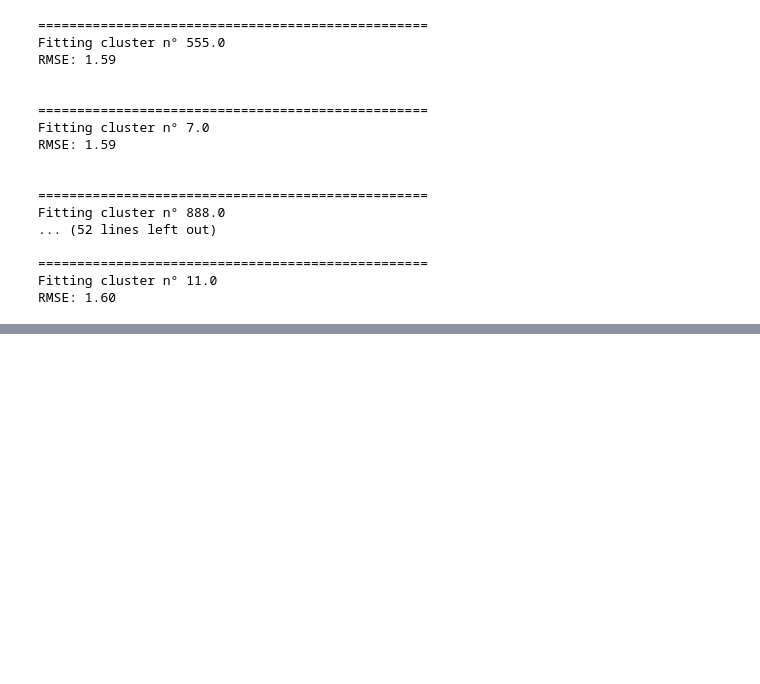
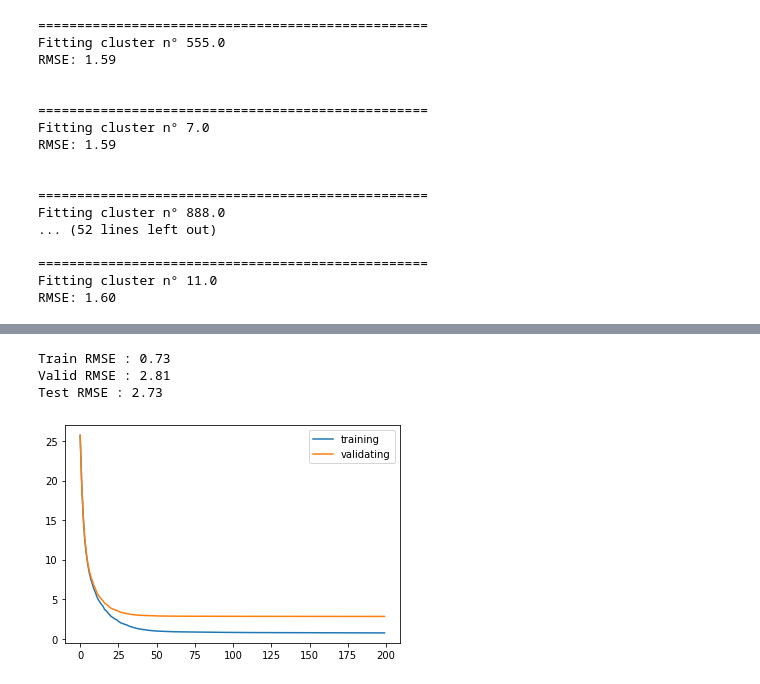
Before and after one commit to Sebastien01/velib_prediction, a Jupyter notebook: notebooks/modeling.ipynb, the cells around one changed output, grey strips where cells are left out. Saved outputs shown, nothing was run; the diff lists cells and outputs as text; code cells hidden in the pictures; blank space fills up the shorter version.

```diff
--- a/notebooks/modeling.ipynb
+++ b/notebooks/modeling.ipynb
@@ -469,3 +466,18 @@ Fitting cluster n° 888.0
 ==================================================
 Fitting cluster n° 11.0
 RMSE: 1.60
+# %%
+params=  { 'objective':'reg:squarederror',
+             'n_estimators':200,
+             'max_depth': 20,
+             'colsample_bylevel':0.9,
+             'learning_rate':0.3,
+             'random_state':20,
+             'gamma':4,
+             'early_stopping_rounds':5
+           }
+
+eval_set = [(X_train, y_train), (X_valid, y_valid)]
+
+mod = xgb.XGBRegressor(**params)
+mod.fit(X_train, y_train, eval_set=eval_set, verbose=5);
@@ -471,0 +502,7 @@ RMSE: 1.60
+# %%
+plot_results(mod,X_valid,X_test,y_valid,y_test)
+# %% [output]
+Train RMSE : 0.73
+Valid RMSE : 2.81
+Test RMSE : 2.73
+[figure, added]
```
Also changed, not shown: parts of 2 cells of this notebook, 1 other file.
